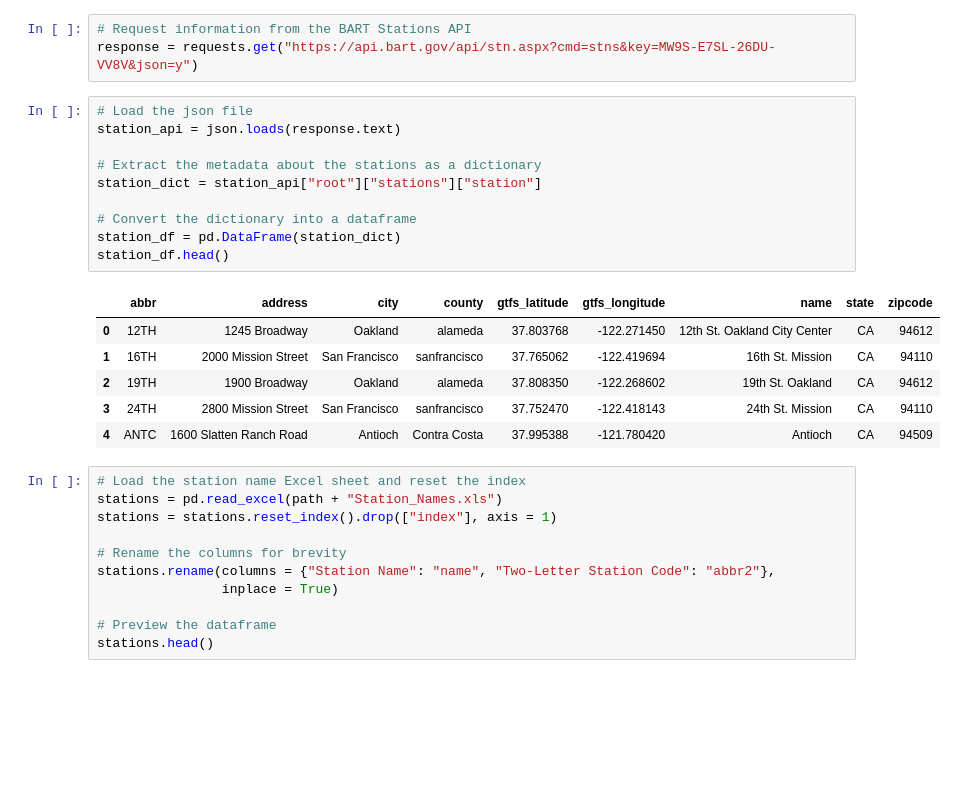
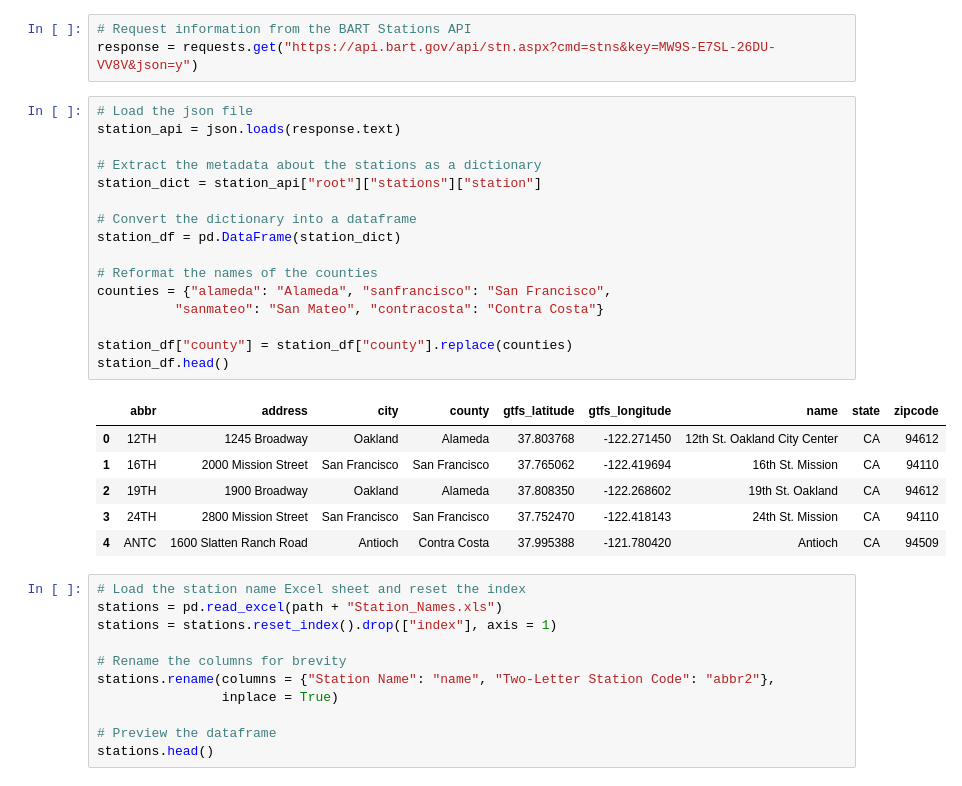
Before and after one commit to contactgokul/BART-ridership, a Jupyter notebook: BART-Ridership_data_processing.ipynb, the cells around one changed output. Cells and saved outputs as stored; diff of their text form; blank space fills up the shorter version.

Commit message:
formatted county names for uniformity

```diff
--- a/BART-Ridership_data_processing.ipynb
+++ b/BART-Ridership_data_processing.ipynb
@@ -221,19 +221,25 @@ response = requests.get("https://api.bart.gov/api/stn.aspx?cmd=stns&key=MW9S-E7S
 # %%
 # Load the json file
 station_api = json.loads(response.text)
 
 # Extract the metadata about the stations as a dictionary
 station_dict = station_api["root"]["stations"]["station"]
 
 # Convert the dictionary into a dataframe
 station_df = pd.DataFrame(station_dict)
+
+# Reformat the names of the counties
+counties = {"alameda": "Alameda", "sanfrancisco": "San Francisco",
+          "sanmateo": "San Mateo", "contracosta": "Contra Costa"}
+
+station_df["county"] = station_df["county"].replace(counties)
 station_df.head()
 # %% [output]
 |  | abbr | address | city | county | gtfs_latitude | gtfs_longitude | name | state | zipcode |
-| 0 | 12TH | 1245 Broadway | Oakland | alameda | 37.803768 | -122.271450 | 12th St. Oakland City Center | CA | 94612 |
-| 1 | 16TH | 2000 Mission Street | San Francisco | sanfrancisco | 37.765062 | -122.419694 | 16th St. Mission | CA | 94110 |
-| 2 | 19TH | 1900 Broadway | Oakland | alameda | 37.808350 | -122.268602 | 19th St. Oakland | CA | 94612 |
-| 3 | 24TH | 2800 Mission Street | San Francisco | sanfrancisco | 37.752470 | -122.418143 | 24th St. Mission | CA | 94110 |
+| 0 | 12TH | 1245 Broadway | Oakland | Alameda | 37.803768 | -122.271450 | 12th St. Oakland City Center | CA | 94612 |
+| 1 | 16TH | 2000 Mission Street | San Francisco | San Francisco | 37.765062 | -122.419694 | 16th St. Mission | CA | 94110 |
+| 2 | 19TH | 1900 Broadway | Oakland | Alameda | 37.808350 | -122.268602 | 19th St. Oakland | CA | 94612 |
+| 3 | 24TH | 2800 Mission Street | San Francisco | San Francisco | 37.752470 | -122.418143 | 24th St. Mission | CA | 94110 |
 | 4 | ANTC | 1600 Slatten Ranch Road | Antioch | Contra Costa | 37.995388 | -121.780420 | Antioch | CA | 94509 |
 # %%
 # Load the station name Excel sheet and reset the index
```
Also changed, not shown: parts of 2 cells of this notebook.
